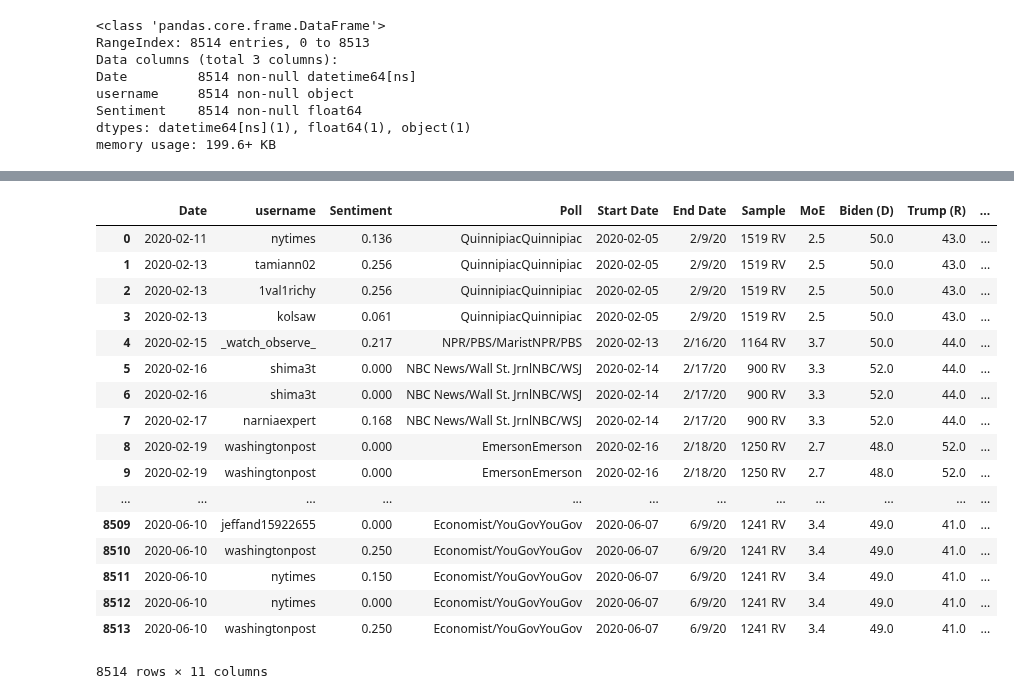
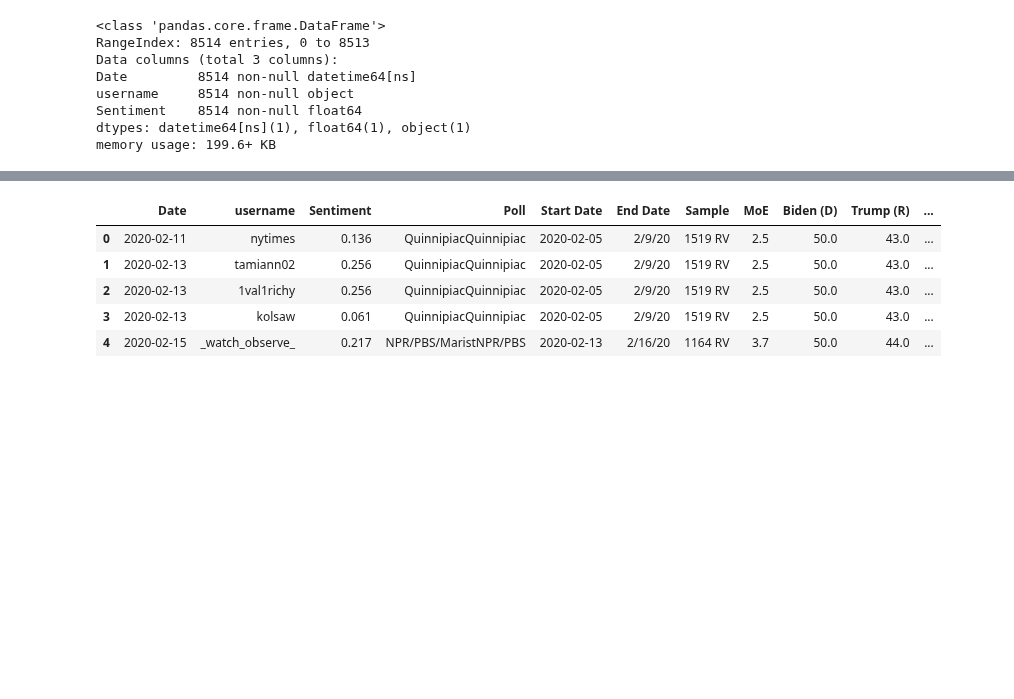
Before and after one commit to jdsmithwes/Capstone-Project, a Jupyter notebook: Web Scraping Notebook.ipynb, the cells around one changed output, grey strips where cells are left out. Drawn from its saved outputs; the diff is of its cells as text; code cells hidden in the pictures; blank space fills up the shorter version.

```diff
--- a/Web Scraping Notebook.ipynb
+++ b/Web Scraping Notebook.ipynb
@@ -127,24 +108,17 @@ poll_df
 # %%
-pd.merge_asof(left,right,on='Date',tolerance=pd.Timedelta('10d'),allow_exact_matches=False)
+#Merging to get poll data for each days tweets
+poll_df = pd.merge_asof(left,right,on='Date',tolerance=pd.Timedelta('10d'),allow_exact_matches=False)
+
+#Saving CSV
+poll_df.to_csv('data/poll_df.csv')
+poll_df.head()
 # %% [output]
 |  | Date | username | Sentiment | Poll | Start Date | End Date | Sample | MoE | Biden (D) | Trump (R) | ... |
 | 0 | 2020-02-11 | nytimes | 0.136 | QuinnipiacQuinnipiac | 2020-02-05 | 2/9/20 | 1519 RV | 2.5 | 50.0 | 43.0 | ... |
 | 1 | 2020-02-13 | tamiann02 | 0.256 | QuinnipiacQuinnipiac | 2020-02-05 | 2/9/20 | 1519 RV | 2.5 | 50.0 | 43.0 | ... |
 | 2 | 2020-02-13 | 1val1richy | 0.256 | QuinnipiacQuinnipiac | 2020-02-05 | 2/9/20 | 1519 RV | 2.5 | 50.0 | 43.0 | ... |
 | 3 | 2020-02-13 | kolsaw | 0.061 | QuinnipiacQuinnipiac | 2020-02-05 | 2/9/20 | 1519 RV | 2.5 | 50.0 | 43.0 | ... |
 | 4 | 2020-02-15 | _watch_observe_ | 0.217 | NPR/PBS/MaristNPR/PBS | 2020-02-13 | 2/16/20 | 1164 RV | 3.7 | 50.0 | 44.0 | ... |
-| 5 | 2020-02-16 | shima3t | 0.000 | NBC News/Wall St. JrnlNBC/WSJ | 2020-02-14 | 2/17/20 | 900 RV | 3.3 | 52.0 | 44.0 | ... |
-| 6 | 2020-02-16 | shima3t | 0.000 | NBC News/Wall St. JrnlNBC/WSJ | 2020-02-14 | 2/17/20 | 900 RV | 3.3 | 52.0 | 44.0 | ... |
-| 7 | 2020-02-17 | narniaexpert | 0.168 | NBC News/Wall St. JrnlNBC/WSJ | 2020-02-14 | 2/17/20 | 900 RV | 3.3 | 52.0 | 44.0 | ... |
-| 8 | 2020-02-19 | washingtonpost | 0.000 | EmersonEmerson | 2020-02-16 | 2/18/20 | 1250 RV | 2.7 | 48.0 | 52.0 | ... |
-| 9 | 2020-02-19 | washingtonpost | 0.000 | EmersonEmerson | 2020-02-16 | 2/18/20 | 1250 RV | 2.7 | 48.0 | 52.0 | ... |
-| ... | ... | ... | ... | ... | ... | ... | ... | ... | ... | ... | ... |
-| 8509 | 2020-06-10 | jeffand15922655 | 0.000 | Economist/YouGovYouGov | 2020-06-07 | 6/9/20 | 1241 RV | 3.4 | 49.0 | 41.0 | ... |
-| 8510 | 2020-06-10 | washingtonpost | 0.250 | Economist/YouGovYouGov | 2020-06-07 | 6/9/20 | 1241 RV | 3.4 | 49.0 | 41.0 | ... |
-| 8511 | 2020-06-10 | nytimes | 0.150 | Economist/YouGovYouGov | 2020-06-07 | 6/9/20 | 1241 RV | 3.4 | 49.0 | 41.0 | ... |
-| 8512 | 2020-06-10 | nytimes | 0.000 | Economist/YouGovYouGov | 2020-06-07 | 6/9/20 | 1241 RV | 3.4 | 49.0 | 41.0 | ... |
-| 8513 | 2020-06-10 | washingtonpost | 0.250 | Economist/YouGovYouGov | 2020-06-07 | 6/9/20 | 1241 RV | 3.4 | 49.0 | 41.0 | ... |
-8514 rows × 11 columns
 # %%
 import plotly.express as px
 
```
Also changed, not shown: parts of 3 cells of this notebook, 1 other file.
